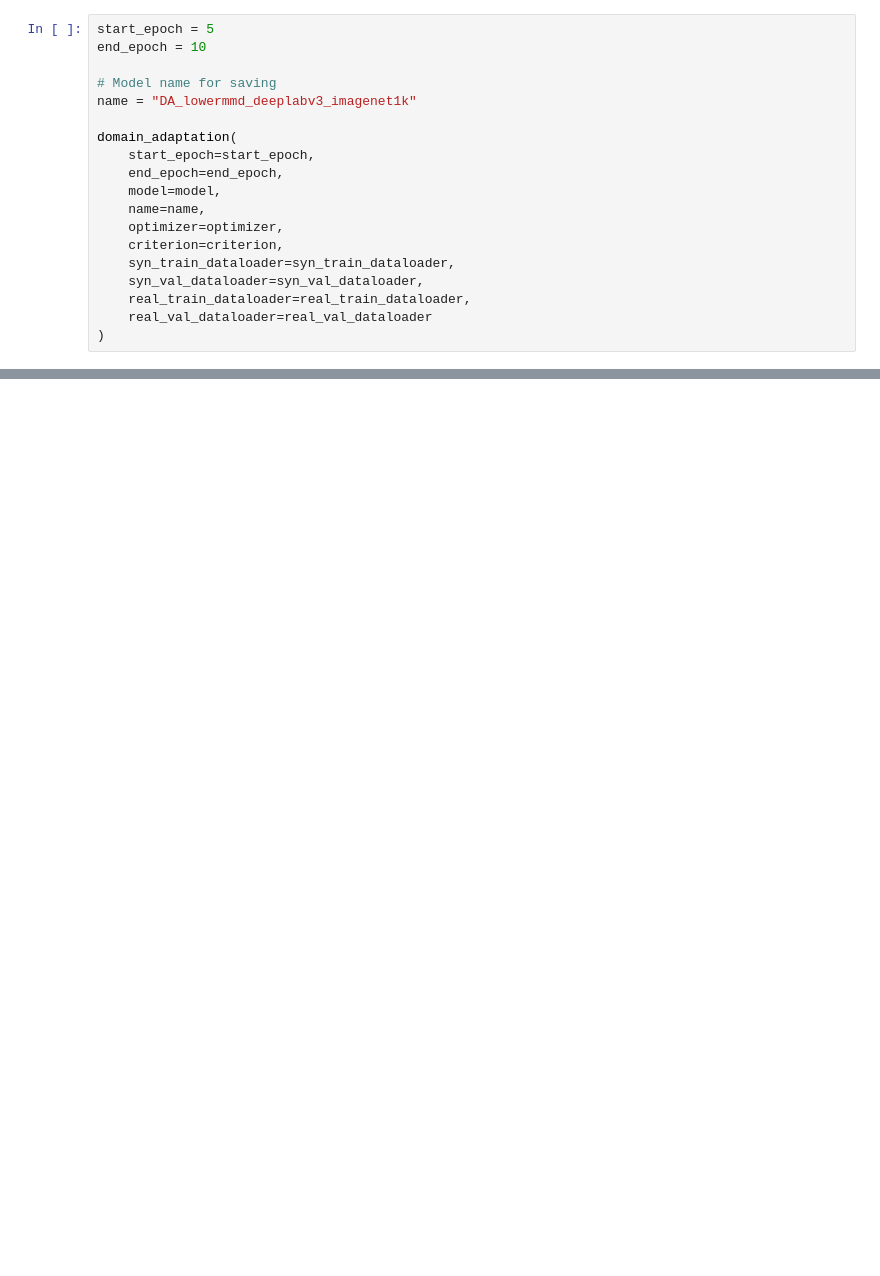
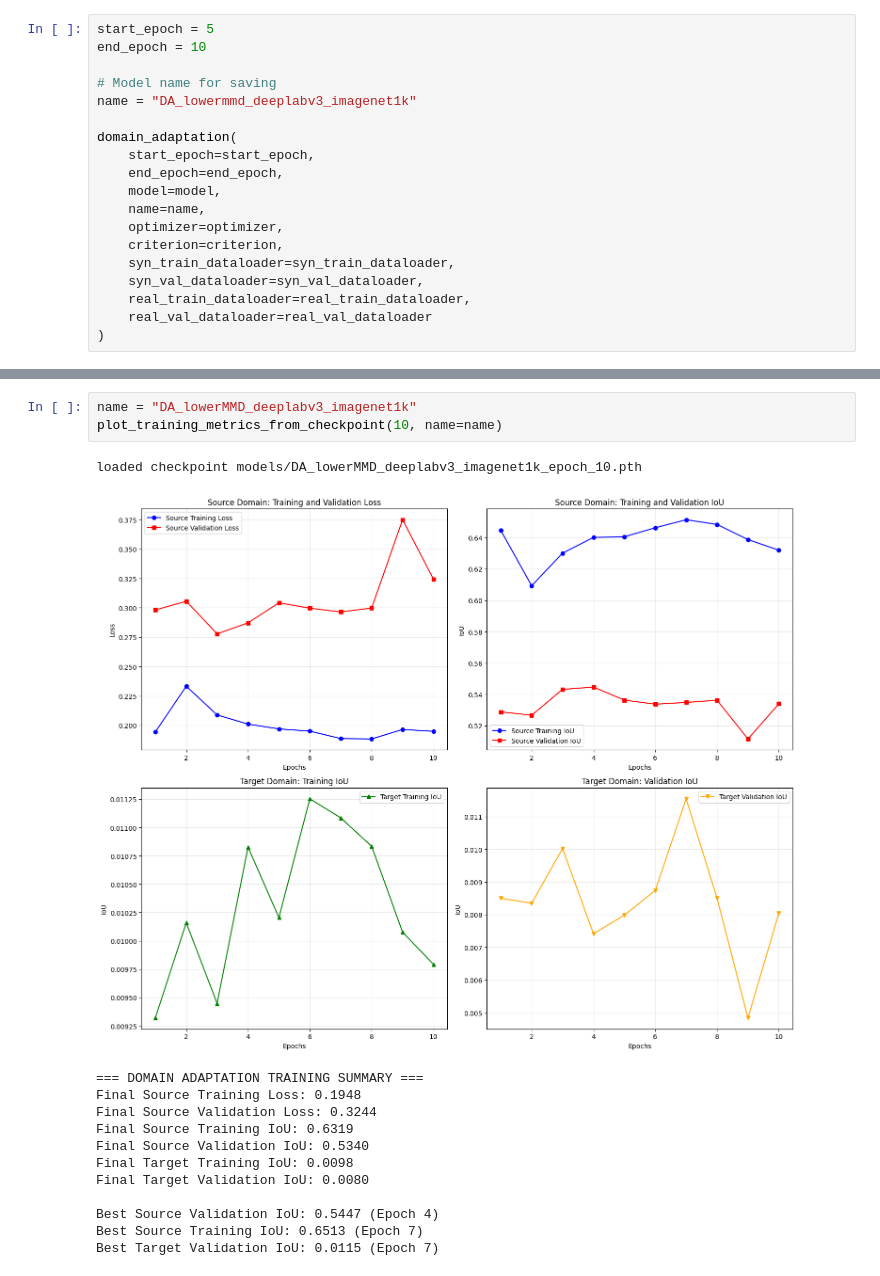
Before and after one commit to Lukirby/DLCV-Project, a Jupyter notebook: DomainAdaptation_Deeplab.ipynb, the cells around one changed output, grey strips where cells are left out. Saved outputs shown, nothing was run; the diff lists cells and outputs as text; blank space fills up the shorter version.

```diff
--- a/DomainAdaptation_Deeplab.ipynb
+++ b/DomainAdaptation_Deeplab.ipynb
@@ -1503,0 +1531,17 @@ Training completed!
+# %%
+name = "DA_lowerMMD_deeplabv3_imagenet1k"
+plot_training_metrics_from_checkpoint(10, name=name)
+# %% [output]
+loaded checkpoint models/DA_lowerMMD_deeplabv3_imagenet1k_epoch_10.pth
+[figure, added]
+=== DOMAIN ADAPTATION TRAINING SUMMARY ===
+Final Source Training Loss: 0.1948
+Final Source Validation Loss: 0.3244
+Final Source Training IoU: 0.6319
+Final Source Validation IoU: 0.5340
+Final Target Training IoU: 0.0098
+Final Target Validation IoU: 0.0080
+
+Best Source Validation IoU: 0.5447 (Epoch 4)
+Best Source Training IoU: 0.6513 (Epoch 7)
+Best Target Validation IoU: 0.0115 (Epoch 7)
```
Also changed, not shown: parts of 16 cells of this notebook.
